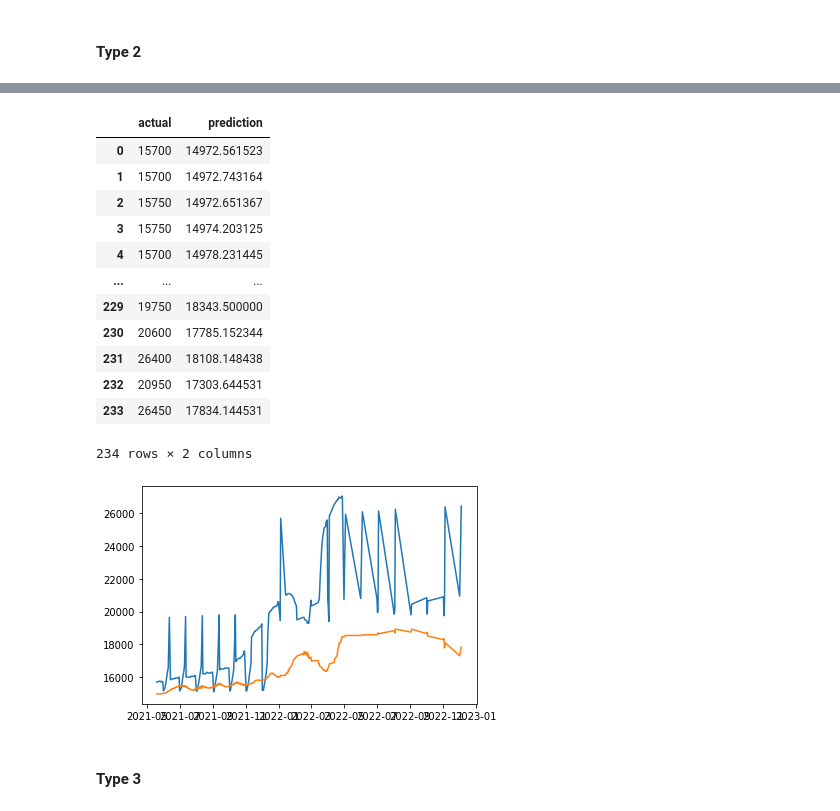
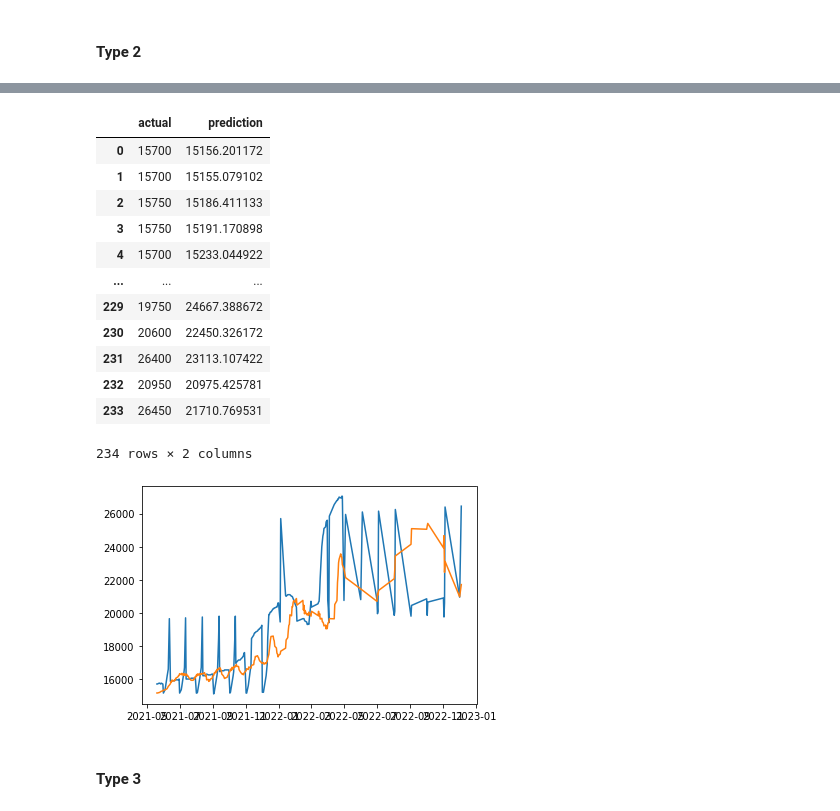
Before and after one commit to mels4/price_predict_Conv-LSTM, a Jupyter notebook: minyak_goreng_merk1.ipynb, the cells around one changed output, grey strips where cells are left out. Cells and saved outputs as stored; diff of their text form; code cells hidden in the pictures.

```diff
--- a/minyak_goreng_merk1.ipynb
+++ b/minyak_goreng_merk1.ipynb
@@ -771,7 +771,7 @@ mae1_1 = tf.keras.metrics.mean_absolute_error(x_test, data_result1_1)
 mape1_1 = tf.keras.metrics.mean_absolute_percentage_error(x_test, data_result1_1)
 mse1_1 = tf.keras.metrics.mean_squared_error(x_test, data_result1_1)
 
-rmse1_1 = math.sqrt(mse1.numpy())
+rmse1_1 = math.sqrt(mse1_1.numpy())
 print(mae1_1.numpy(), mape1_1.numpy(), rmse1_1)
 
 data_new_minyakgoreng11_1 = pd.DataFrame()
@@ -788,17 +788,17 @@ data_new_minyakgoreng11_1
 |  | actual | prediction |
-| 0 | 15700 | 14972.561523 |
-| 1 | 15700 | 14972.743164 |
-| 2 | 15750 | 14972.651367 |
-| 3 | 15750 | 14974.203125 |
-| 4 | 15700 | 14978.231445 |
+| 0 | 15700 | 15156.201172 |
+| 1 | 15700 | 15155.079102 |
+| 2 | 15750 | 15186.411133 |
+| 3 | 15750 | 15191.170898 |
+| 4 | 15700 | 15233.044922 |
 | ... | ... | ... |
-| 229 | 19750 | 18343.500000 |
-| 230 | 20600 | 17785.152344 |
-| 231 | 26400 | 18108.148438 |
-| 232 | 20950 | 17303.644531 |
-| 233 | 26450 | 17834.144531 |
+| 229 | 19750 | 24667.388672 |
+| 230 | 20600 | 22450.326172 |
+| 231 | 26400 | 23113.107422 |
+| 232 | 20950 | 20975.425781 |
+| 233 | 26450 | 21710.769531 |
 234 rows × 2 columns
-[figure, old version]
+[figure, new version]
 # %% [markdown]
 #### Type 3
 # %%
```
Also changed, not shown: parts of 3 cells of this notebook.
